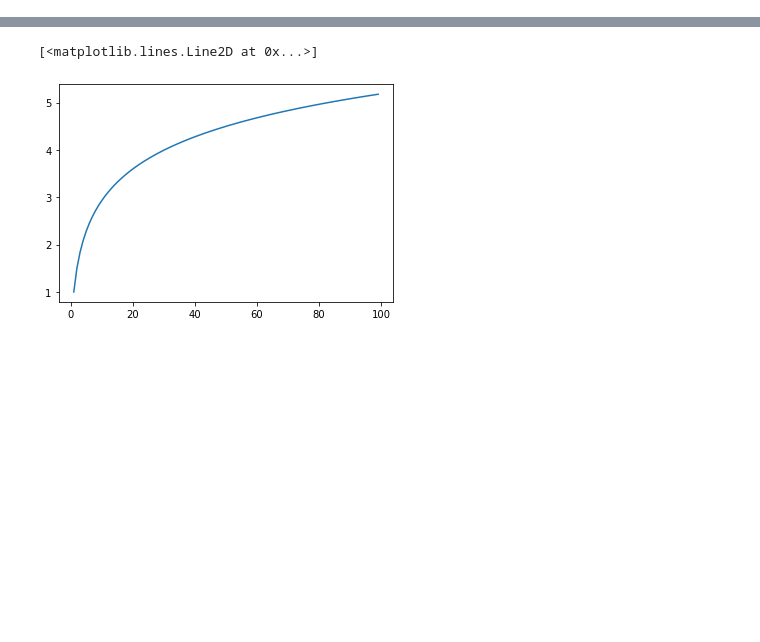
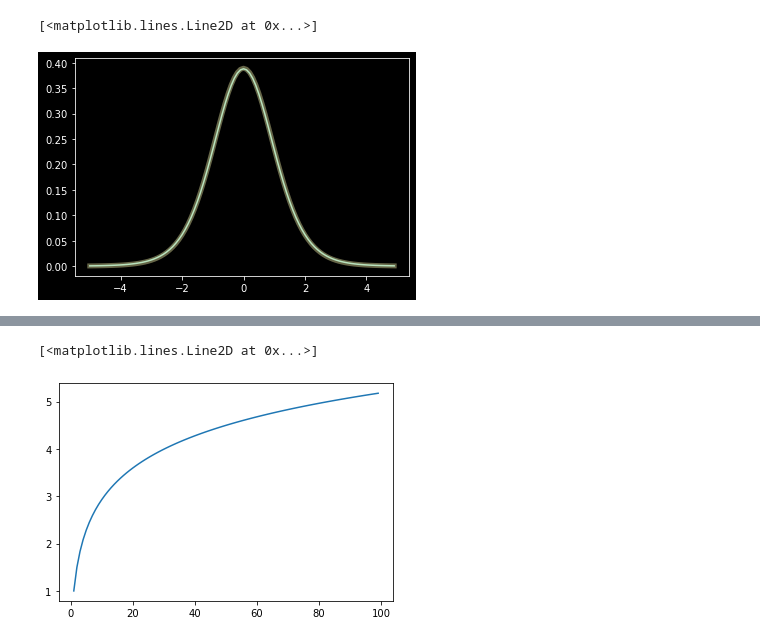
Before and after one commit to AtlanticP/ds, a Jupyter notebook: Untitled.ipynb, the cells around one changed output, grey strips where cells are left out. Cells and saved outputs as stored; diff of their text form; code cells hidden in the pictures; blank space fills up the shorter version.

```diff
--- a/Untitled.ipynb
+++ b/Untitled.ipynb
@@ -0,0 +1,25 @@
+# %%
+import matplotlib.pyplot as plt
+import math
+import sympy as sp
+import numpy as np
+import scipy.stats as sts
+import scipy.special as special
+import scipy.integrate as integrate
+import sympy as sp
+plt.style.use("dark_background")
+# %%
+n=10
+def f(t, n):
+#     n = n-1
+    gm = special.gamma
+    res = (gm(n/2)/(np.sqrt((np.pi*(n-1)))*gm((n-1)/2)))*(1+(t**2/(n-1)))**(-n/2)
+#     res = (1+(t**2/(n-1)))**(-n/2)
+    return res
+xx = np.arange(-5, 5, 0.1)
+yy = [f(x, n) for x in xx]
+plt.plot(xx, yy)
+plt.plot(xx, sts.t(n).pdf(xx), lw=5, alpha=0.4)
+# %% [output]
+[<matplotlib.lines.Line2D at 0x...>]
+[figure, added]
```
Also changed, not shown: parts of 16 cells of this notebook, 6 other files.
